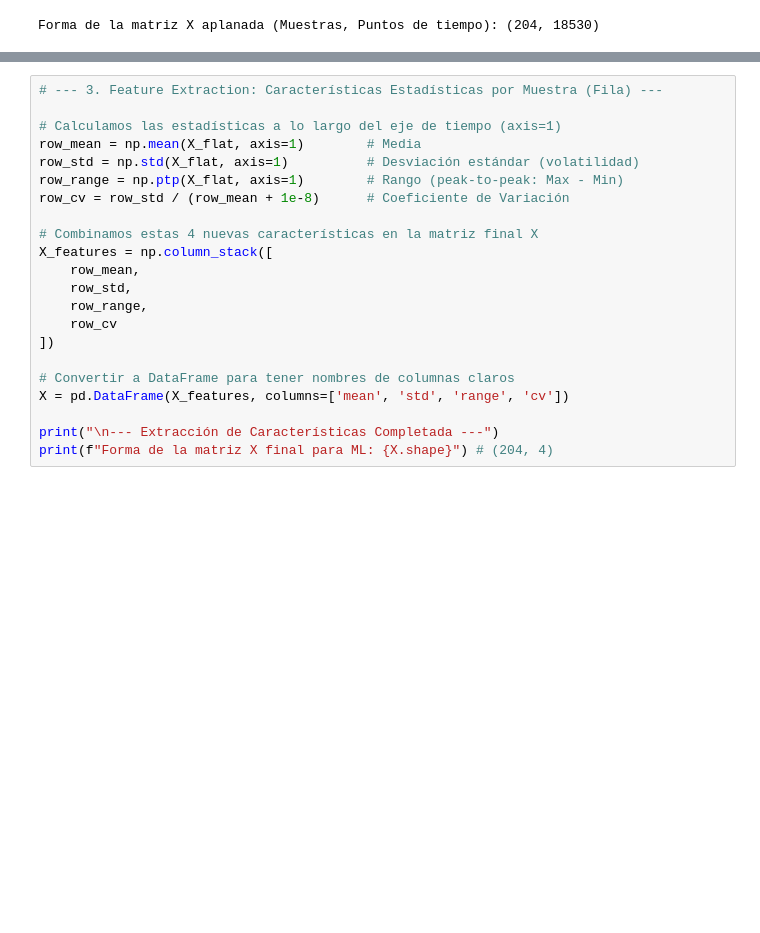
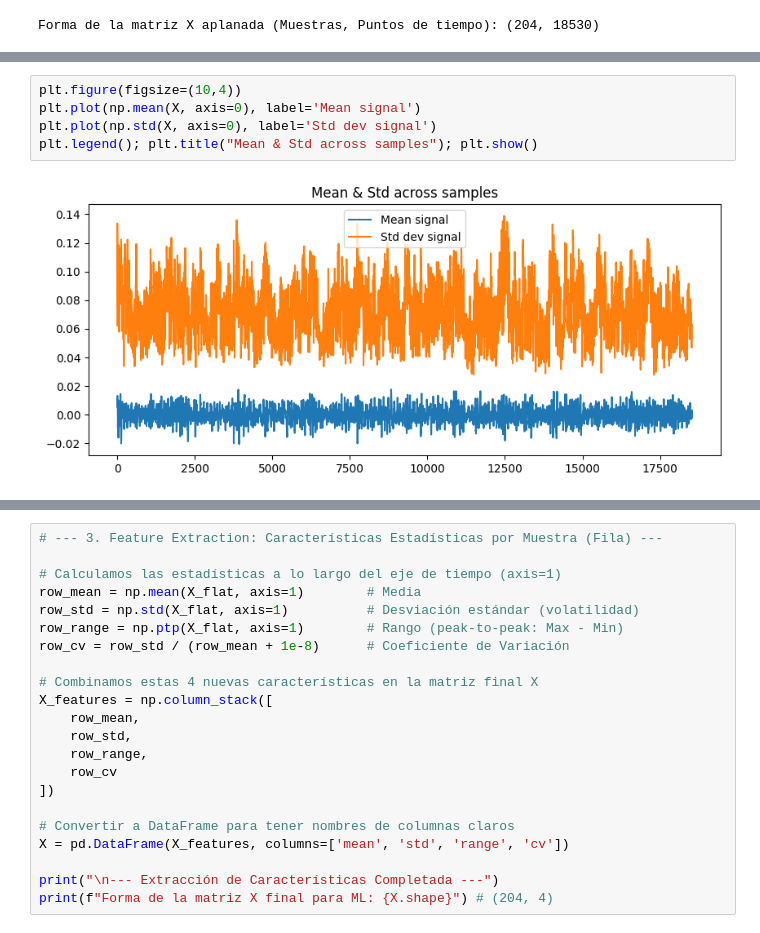
Before and after one commit to Vasco2510/ML_P1_EGG, a Jupyter notebook: tryouts/project5.ipynb, the cells around one changed output, grey strips where cells are left out. Saved outputs shown, nothing was run; the diff lists cells and outputs as text; blank space fills up the shorter version.

```diff
--- a/tryouts/project5.ipynb
+++ b/tryouts/project5.ipynb
@@ -94,0 +134,7 @@ print(df.isnull().sum().sum())
+# %%
+plt.figure(figsize=(10,4))
+plt.plot(np.mean(X, axis=0), label='Mean signal')
+plt.plot(np.std(X, axis=0), label='Std dev signal')
+plt.legend(); plt.title("Mean & Std across samples"); plt.show()
+# %% [output]
+[figure, added]
```
Also changed, not shown: parts of 21 cells of this notebook.
